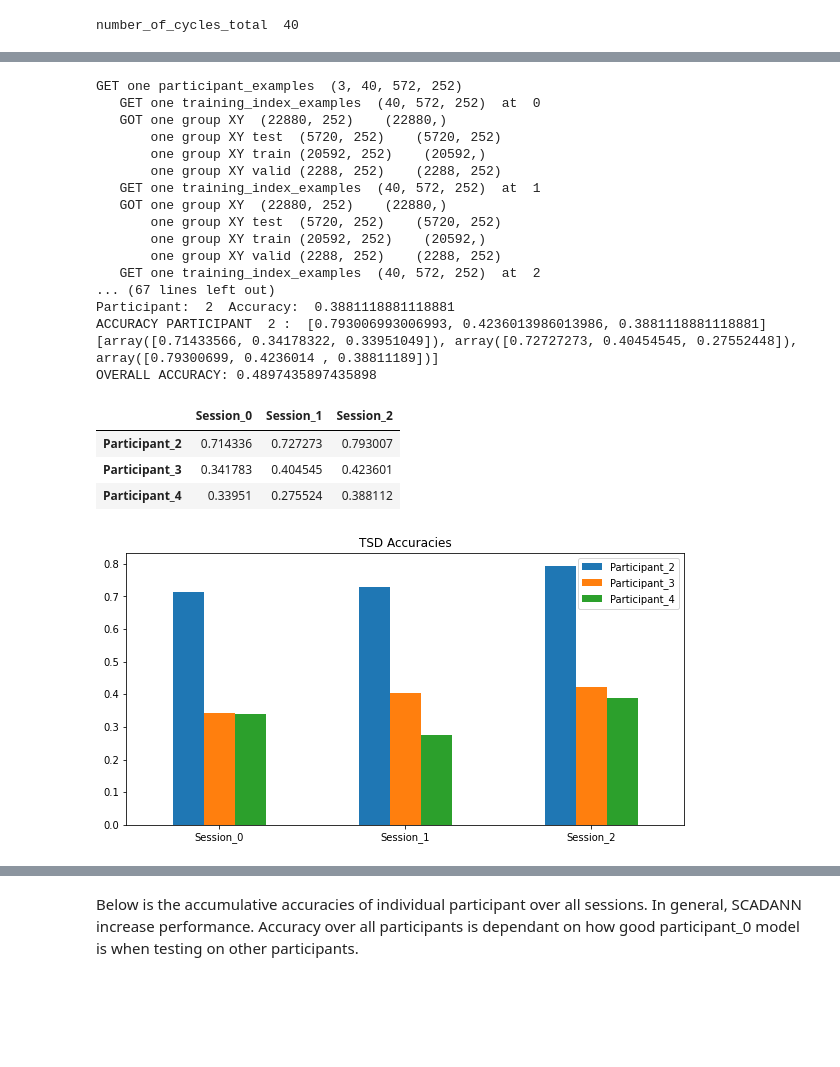
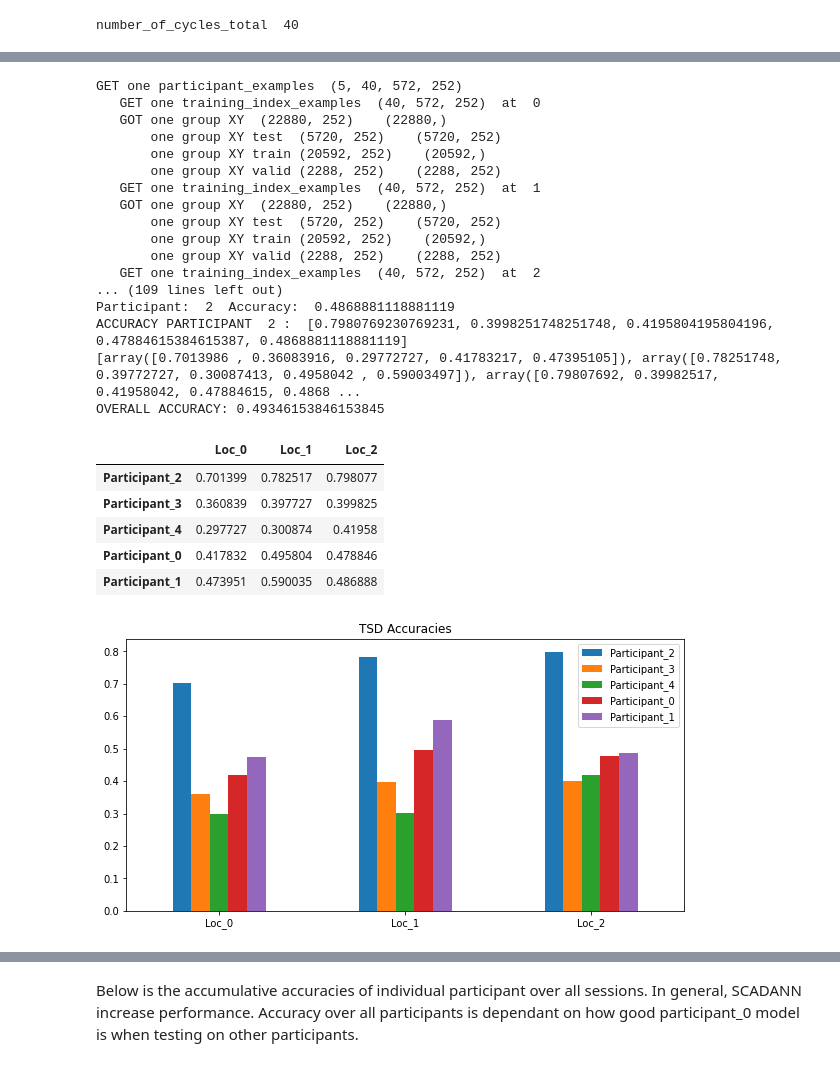
Before and after one commit to aonai/long_term_myo_notes, a Jupyter notebook: test_code/myo_result_across_sub_start2.ipynb, the cells around one changed output, grey strips where cells are left out. Drawn from its saved outputs; the diff is of its cells as text; code cells hidden in the pictures; blank space fills up the shorter version.

```diff
--- a/test_code/myo_result_across_sub_start2.ipynb
+++ b/test_code/myo_result_across_sub_start2.ipynb
@@ -44,7 +68,8 @@ path_SCADANN ="/home/laiy/gitrepos/msr_final/LongTermEMG_myo/TrainingsAndEvaluat
 save_SCADANN = "/home/laiy/gitrepos/msr_final/LongTermEMG_myo/TrainingsAndEvaluations/ForTrainingSessions/results"
 # %%
 start_at_participant = 3
-# read_data_training(path=data_dir, store_path = processed_data_dir, num_participant=6-start_at_participant,
+num_participant = 5
+# read_data_training(path=data_dir, store_path = processed_data_dir, num_participant=num_participant,
 #                    switch=1, start_at_participant=start_at_participant)
 # %%
 # check stored pickle
@@ -109,6 +152,6 @@ from TrainingsAndEvaluations.ForTrainingSessions.train_tsd_dnn_standard import \
 # %%
 algo_name = "standard_TSD"
-test_TSD_DNN_on_training_sessions(examples_datasets_train, labels_datasets_train,
+test_standard_model_on_training_sessions(examples_datasets_train, labels_datasets_train,
                                   num_neurons=num_kernels, use_only_first_training=True,
                                   path_weights=path_TSD,
                                   feature_vector_input_length=feature_vector_input_length,
@@ -116,7 +159,7 @@ test_TSD_DNN_on_training_sessions(examples_datasets_train, labels_datasets_train
                                   number_of_cycles_total=number_of_cycles_total,
                                   number_of_classes=number_of_classes, cycle_for_test=3)
 # %% [output]
-GET one participant_examples  (3, 40, 572, 252)
+GET one participant_examples  (5, 40, 572, 252)
    GET one training_index_examples  (40, 572, 252)  at  0
    GOT one group XY  (22880, 252)    (22880,)
        one group XY test  (5720, 252)    (5720, 252)
@@ -128,31 +171,37 @@ GET one participant_examples  (3, 40, 572, 252)
        one group XY train (20592, 252)    (20592,)
        one group XY valid (2288, 252)    (2288, 252)
    GET one training_index_examples  (40, 572, 252)  at  2
-... (67 lines left out)
-Participant:  2  Accuracy:  0.3881118881118881
-ACCURACY PARTICIPANT  2 :  [0.793006993006993, 0.4236013986013986, 0.3881118881118881]
-[array([0.71433566, 0.34178322, 0.33951049]), array([0.72727273, 0.40454545, 0.27552448]), array([0.79300699, 0.4236014 , 0.38811189])]
-OVERALL ACCURACY: 0.4897435897435898
+... (109 lines left out)
+Participant:  2  Accuracy:  0.4868881118881119
+ACCURACY PARTICIPANT  2 :  [0.7980769230769231, 0.3998251748251748, 0.4195804195804196, 0.47884615384615387, 0.4868881118881119]
+[array([0.7013986 , 0.36083916, 0.29772727, 0.41783217, 0.47395105]), array([0.78251748, 0.39772727, 0.30087413, 0.4958042 , 0.59003497]), array([0.79807692, 0.39982517, 0.41958042, 0.47884615, 0.4868 ...
+OVERALL ACCURACY: 0.49346153846153845
 # %%
 results_filename = save_TSD + '/predictions_' + algo_name + "_no_retraining.npy"
 results = np.load(results_filename, allow_pickle=True)
 TSD_acc = results[0]
 TSD_acc_overall = np.mean(TSD_acc)
+
+index_participant_list = list(range(start_at_participant-1,num_participant))
+if len(index_participant_list) < num_participant:
+    index_participant_list.extend(list(range(start_at_participant-1)))
 TSD_df = pd.DataFrame(TSD_acc.transpose(),
-                       index = [f'Participant_{i}' for i in range(start_at_participant-1, start_at_participant-1+TSD_acc.shape[1])],
-                        columns = [f'Session_{j}' for j in range(TSD_acc.shape[0])])
+                       index = [f'Participant_{i}' for i in index_participant_list],
+                        columns = [f'Loc_{j}' for j in range(TSD_acc.shape[0])])
 TSD_df
 # %% [output]
-|  | Session_0 | Session_1 | Session_2 |
-| Participant_2 | 0.714336 | 0.727273 | 0.793007 |
-| Participant_3 | 0.341783 | 0.404545 | 0.423601 |
-| Participant_4 | 0.33951 | 0.275524 | 0.388112 |
+|  | Loc_0 | Loc_1 | Loc_2 |
+| Participant_2 | 0.701399 | 0.782517 | 0.798077 |
+| Participant_3 | 0.360839 | 0.397727 | 0.399825 |
+| Participant_4 | 0.297727 | 0.300874 | 0.41958 |
+| Participant_0 | 0.417832 | 0.495804 | 0.478846 |
+| Participant_1 | 0.473951 | 0.590035 | 0.486888 |
 # %%
 TSD_df.transpose().plot.bar(rot=0, figsize=(10,5))
 plt.title("TSD Accuracies")
 plt.show()
 # %% [output]
-[figure, old version]
+[figure, new version]
 # %%
 from TrainingsAndEvaluations.ForTrainingSessions.utils import get_gesture_accuracies
 # %%
```
Also changed, not shown: parts of 33 cells of this notebook, 9 other files.
